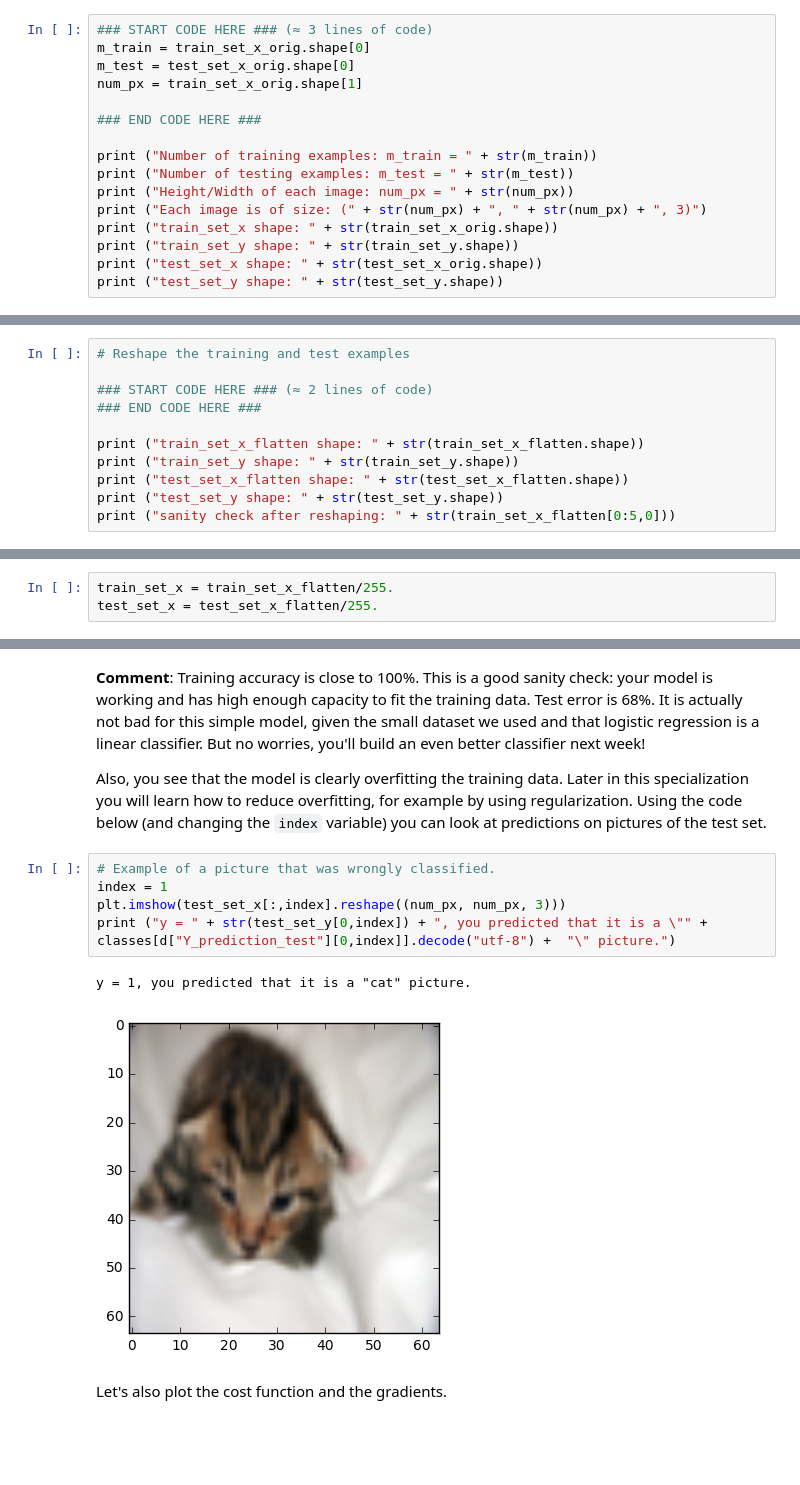
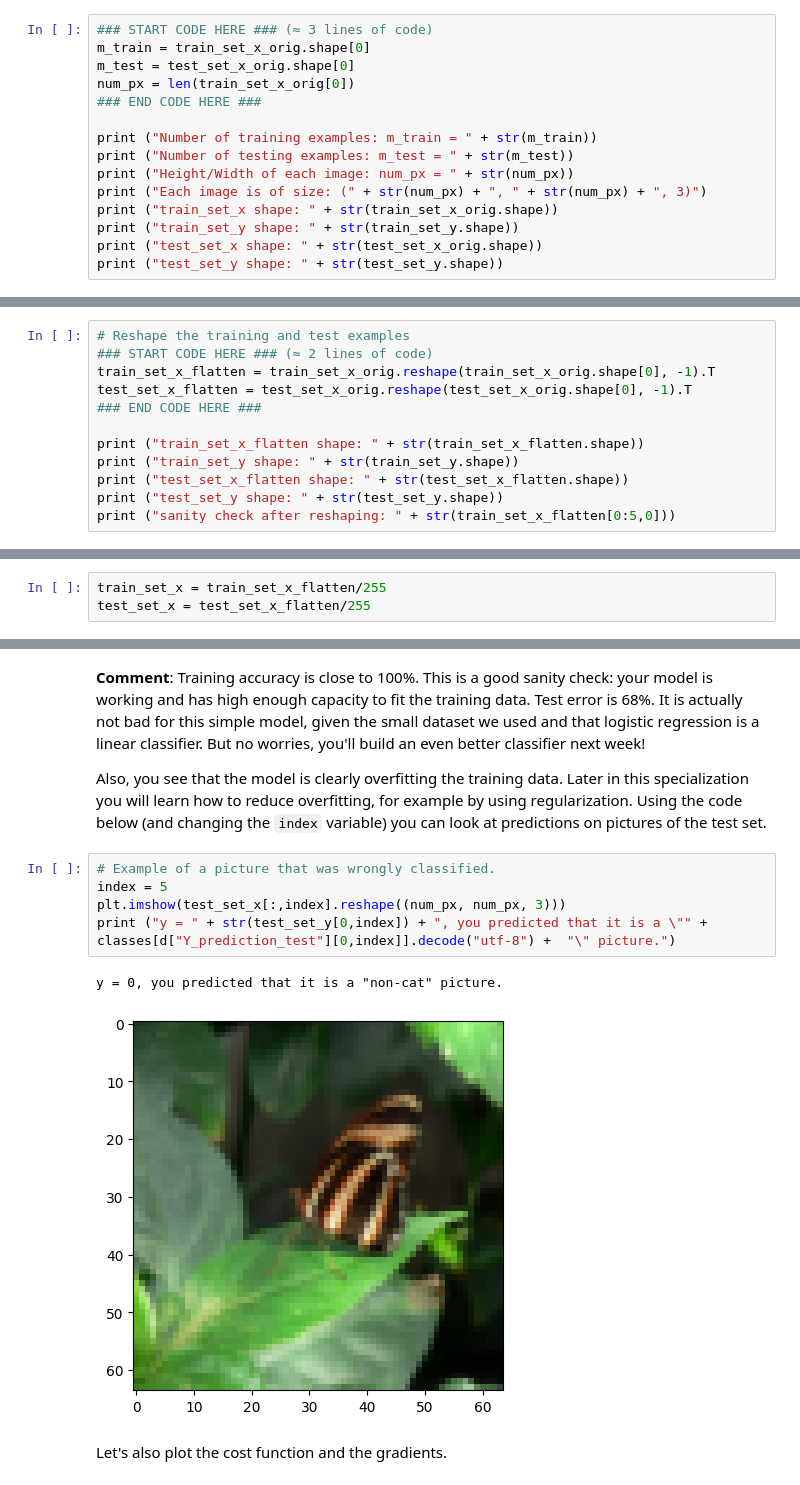
Before and after one commit to tjmcauley/DeepLearningSpecialization, a Jupyter notebook: C1/Week2/Neural_Networks_Basics/Logistic_Regression_With_A_Neural_Network_Mindset/logistic_regression_with_a_neural_network_mindset.ipynb, the cells around one changed output, grey strips where cells are left out. Cells and saved outputs as stored; diff of their text form; blank space fills up the shorter version.

````diff
--- a/C1/Week2/Neural_Networks_Basics/Logistic_Regression_With_A_Neural_Network_Mindset/logistic_regression_with_a_neural_network_mindset.ipynb
+++ b/C1/Week2/Neural_Networks_Basics/Logistic_Regression_With_A_Neural_Network_Mindset/logistic_regression_with_a_neural_network_mindset.ipynb
@@ -68,8 +68,7 @@ Remember that `train_set_x_orig` is a numpy-array of shape (m_train, num_px, num
 ### START CODE HERE ### (≈ 3 lines of code)
 m_train = train_set_x_orig.shape[0]
 m_test = test_set_x_orig.shape[0]
-num_px = train_set_x_orig.shape[1]
-
+num_px = len(train_set_x_orig[0])
 ### END CODE HERE ###
 
 print ("Number of training examples: m_train = " + str(m_train))
@@ -119,8 +118,9 @@ X_flatten = X.reshape(X.shape[0], -1).T      # X.T is the transpose of X
 ```
 # %%
 # Reshape the training and test examples
-
 ### START CODE HERE ### (≈ 2 lines of code)
+train_set_x_flatten = train_set_x_orig.reshape(train_set_x_orig.shape[0], -1).T
+test_set_x_flatten = test_set_x_orig.reshape(test_set_x_orig.shape[0], -1).T
 ### END CODE HERE ###
 
 print ("train_set_x_flatten shape: " + str(train_set_x_flatten.shape))
@@ -168,8 +168,8 @@ One common preprocessing step in machine learning is to center and standardize y
 
 Let's standardize our dataset.
 # %%
-train_set_x = train_set_x_flatten/255.
-test_set_x = test_set_x_flatten/255.
+train_set_x = train_set_x_flatten/255
+test_set_x = test_set_x_flatten/255
 # %% [markdown]
 <font color='blue'>
 **What you need to remember:**
@@ -655,12 +668,12 @@ Run the following cell to train your model.
 Also, you see that the model is clearly overfitting the training data. Later in this specialization you will learn how to reduce overfitting, for example by using regularization. Using the code below (and changing the `index` variable) you can look at predictions on pictures of the test set.
 # %%
 # Example of a picture that was wrongly classified.
-index = 1
+index = 5
 plt.imshow(test_set_x[:,index].reshape((num_px, num_px, 3)))
 print ("y = " + str(test_set_y[0,index]) + ", you predicted that it is a \"" + classes[d["Y_prediction_test"][0,index]].decode("utf-8") +  "\" picture.")
 # %% [output]
-y = 1, you predicted that it is a "cat" picture.
+y = 0, you predicted that it is a "non-cat" picture.
-[figure, old version]
+[figure, new version]
 # %% [markdown]
 Let's also plot the cost function and the gradients.
 # %%
````
Also changed, not shown: parts of 16 cells of this notebook.
